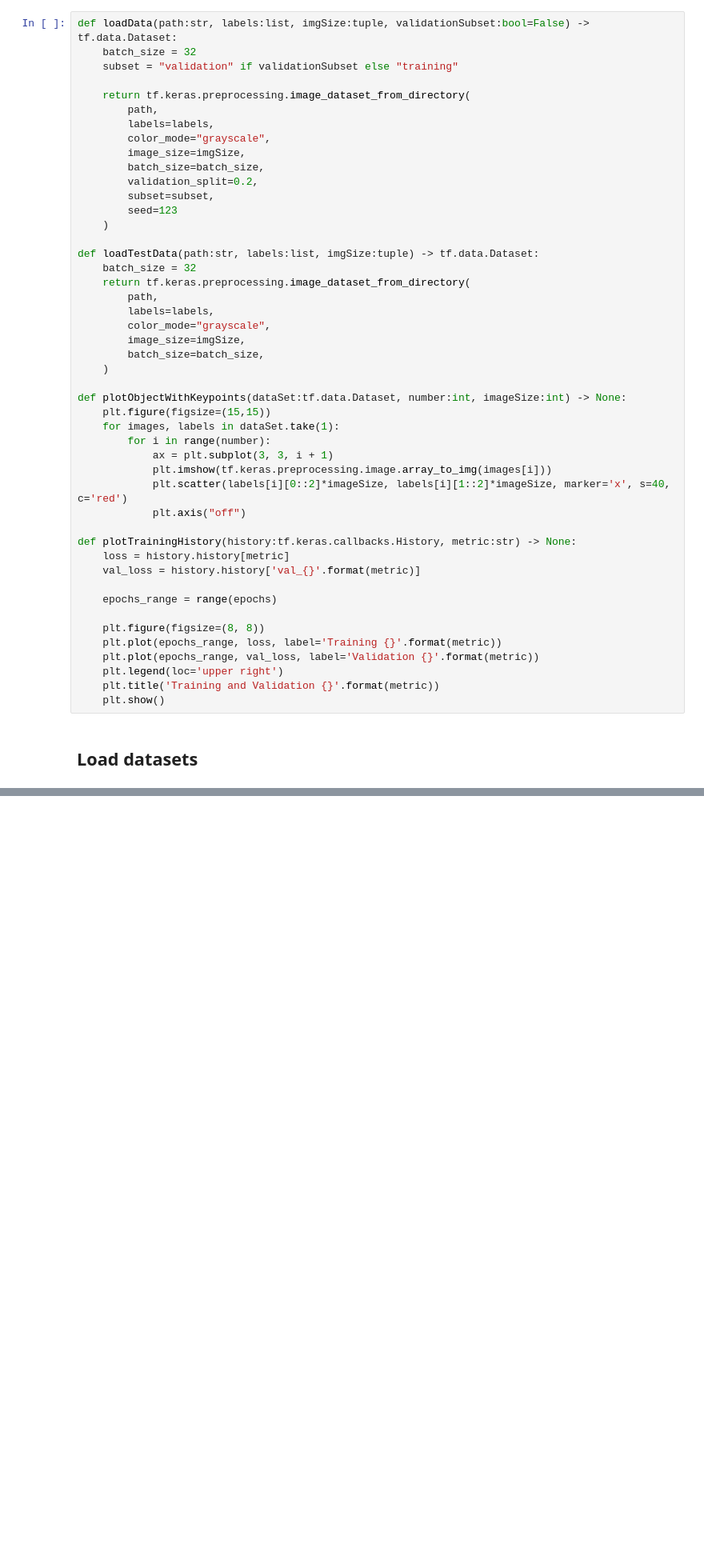
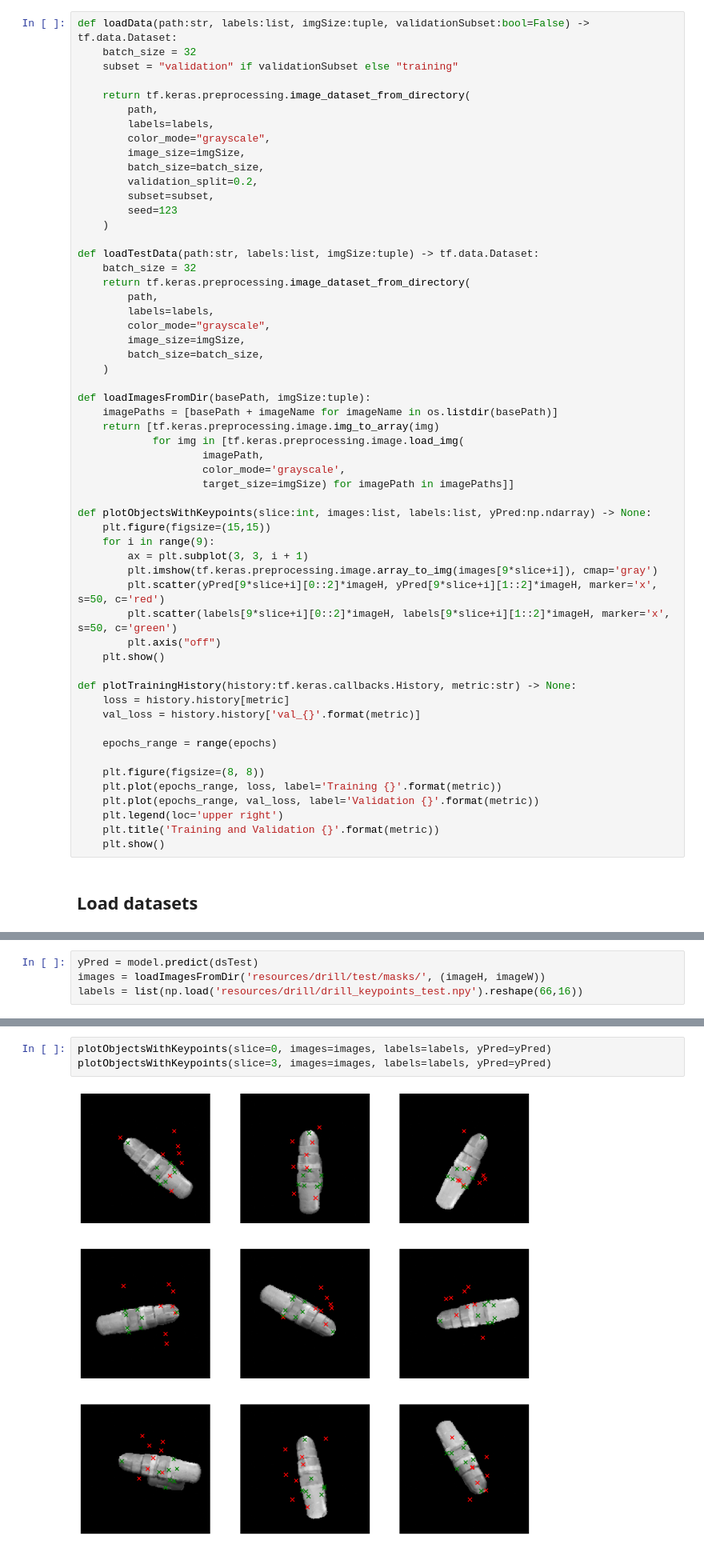
Before and after one commit to jasieksz/cnn-keypoints-detection, a Jupyter notebook: notebooks/model3.ipynb, the cells around one changed output, grey strips where cells are left out. Shown at 80% size. Cells and saved outputs as stored; diff of their text form; blank space fills up the shorter version.

```diff
--- a/notebooks/model3.ipynb
+++ b/notebooks/model3.ipynb
@@ -56,14 +52,23 @@ def loadTestData(path:str, labels:list, imgSize:tuple) -> tf.data.Dataset:
         batch_size=batch_size,
     )
 
-def plotObjectWithKeypoints(dataSet:tf.data.Dataset, number:int, imageSize:int) -> None:
+def loadImagesFromDir(basePath, imgSize:tuple):
+    imagePaths = [basePath + imageName for imageName in os.listdir(basePath)]
+    return [tf.keras.preprocessing.image.img_to_array(img)
+            for img in [tf.keras.preprocessing.image.load_img(
+                    imagePath,
+                    color_mode='grayscale',
+                    target_size=imgSize) for imagePath in imagePaths]]
+
+def plotObjectsWithKeypoints(slice:int, images:list, labels:list, yPred:np.ndarray) -> None:
     plt.figure(figsize=(15,15))
-    for images, labels in dataSet.take(1):
-        for i in range(number):
-            ax = plt.subplot(3, 3, i + 1)
-            plt.imshow(tf.keras.preprocessing.image.array_to_img(images[i]))
-            plt.scatter(labels[i][0::2]*imageSize, labels[i][1::2]*imageSize, marker='x', s=40, c='red')
-            plt.axis("off")
+    for i in range(9):
+        ax = plt.subplot(3, 3, i + 1)
+        plt.imshow(tf.keras.preprocessing.image.array_to_img(images[9*slice+i]), cmap='gray')
+        plt.scatter(yPred[9*slice+i][0::2]*imageH, yPred[9*slice+i][1::2]*imageH, marker='x', s=50, c='red')
+        plt.scatter(labels[9*slice+i][0::2]*imageH, labels[9*slice+i][1::2]*imageH, marker='x', s=50, c='green')
+        plt.axis("off")
+    plt.show()
 
 def plotTrainingHistory(history:tf.keras.callbacks.History, metric:str) -> None:
     loss = history.history[metric]
@@ -215,0 +210,4 @@ test_loss, test_acc = model.evaluate(dsTest, verbose=2)
+# %%
+yPred = model.predict(dsTest)
+images = loadImagesFromDir('resources/drill/test/masks/', (imageH, imageW))
+labels = list(np.load('resources/drill/drill_keypoints_test.npy').reshape(66,16))
@@ -215,0 +216,5 @@ test_loss, test_acc = model.evaluate(dsTest, verbose=2)
+# %%
+plotObjectsWithKeypoints(slice=0, images=images, labels=labels, yPred=yPred)
+plotObjectsWithKeypoints(slice=3, images=images, labels=labels, yPred=yPred)
+# %% [output]
+[figure, added]
```
Also changed, not shown: parts of 12 cells of this notebook, 1 other file.
